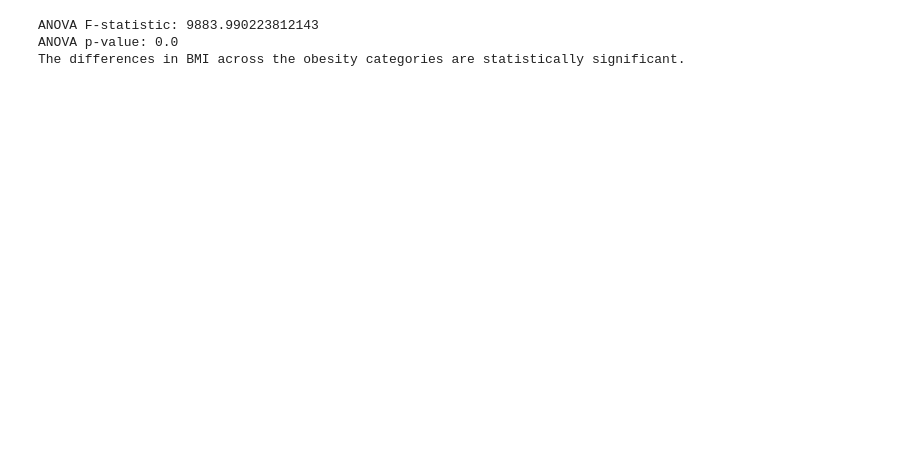
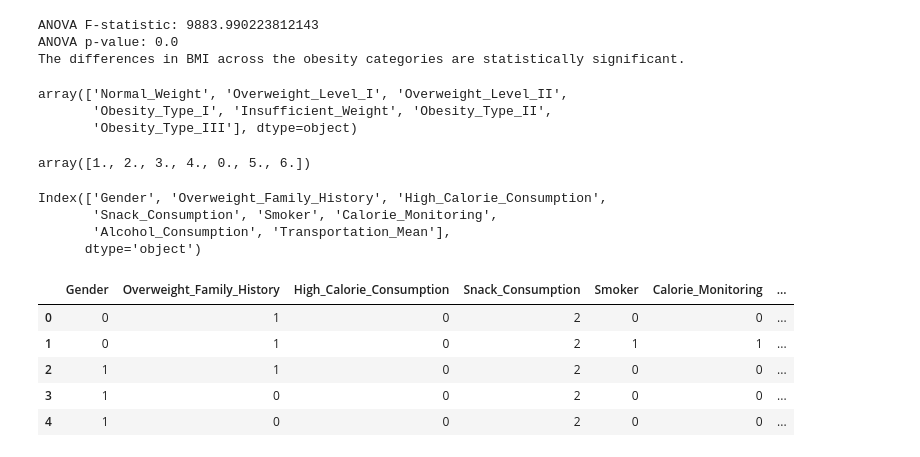
Before and after one commit to Ahmed-Madeh-Noah/Obesity-Level-Prediction, a Jupyter notebook: EDA.ipynb, the cells around one changed output. Drawn from its saved outputs; the diff is of its cells as text; code cells hidden in the pictures; blank space fills up the shorter version.

Commit message:
Updated EDA + Feature selection

```diff
--- a/EDA.ipynb
+++ b/EDA.ipynb
@@ -188,0 +210,6 @@ The differences in BMI across the obesity categories are statistically significa
+# %%
+df['Obesity_Level'].unique()
+# %% [output]
+array(['Normal_Weight', 'Overweight_Level_I', 'Overweight_Level_II',
+       'Obesity_Type_I', 'Insufficient_Weight', 'Obesity_Type_II',
+       'Obesity_Type_III'], dtype=object)
@@ -188,0 +219,23 @@ The differences in BMI across the obesity categories are statistically significa
+# %%
+df_encoded['Obesity_Level'].unique()
+# %% [output]
+array([1., 2., 3., 4., 0., 5., 6.])
+# %%
+encoded_categorical_columns = df_encoded.select_dtypes(include=['object']).columns
+encoded_categorical_columns
+# %% [output]
+Index(['Gender', 'Overweight_Family_History', 'High_Calorie_Consumption',
+       'Snack_Consumption', 'Smoker', 'Calorie_Monitoring',
+       'Alcohol_Consumption', 'Transportation_Mean'],
+      dtype='object')
+# %%
+label_encoder = LabelEncoder()
+df_encoded[categorical_columns] = df_encoded[categorical_columns].apply(label_encoder.fit_transform)
+df_encoded[categorical_columns].head()
+# %% [output]
+|  | Gender | Overweight_Family_History | High_Calorie_Consumption | Snack_Consumption | Smoker | Calorie_Monitoring | ... |
+| 0 | 0 | 1 | 0 | 2 | 0 | 0 | ... |
+| 1 | 0 | 1 | 0 | 2 | 1 | 1 | ... |
+| 2 | 1 | 1 | 0 | 2 | 0 | 0 | ... |
+| 3 | 1 | 0 | 0 | 2 | 0 | 0 | ... |
+| 4 | 1 | 0 | 0 | 2 | 0 | 0 | ... |
```
Also changed, not shown: parts of 16 cells of this notebook.
